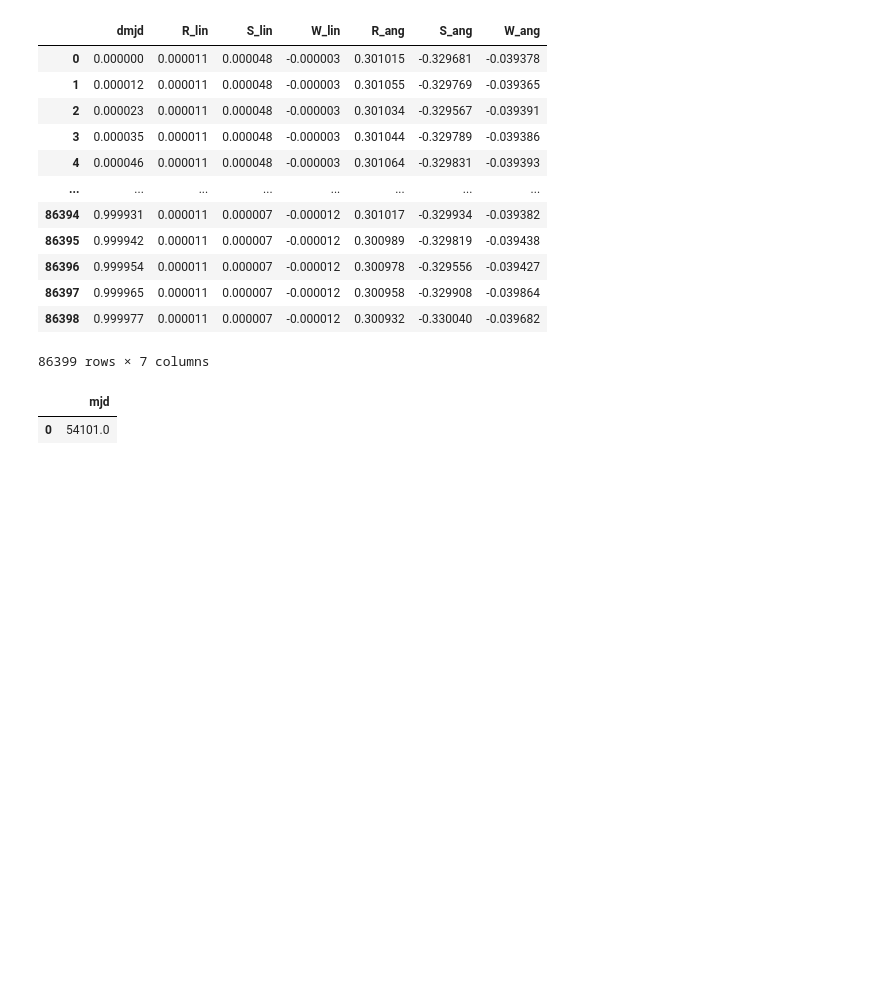
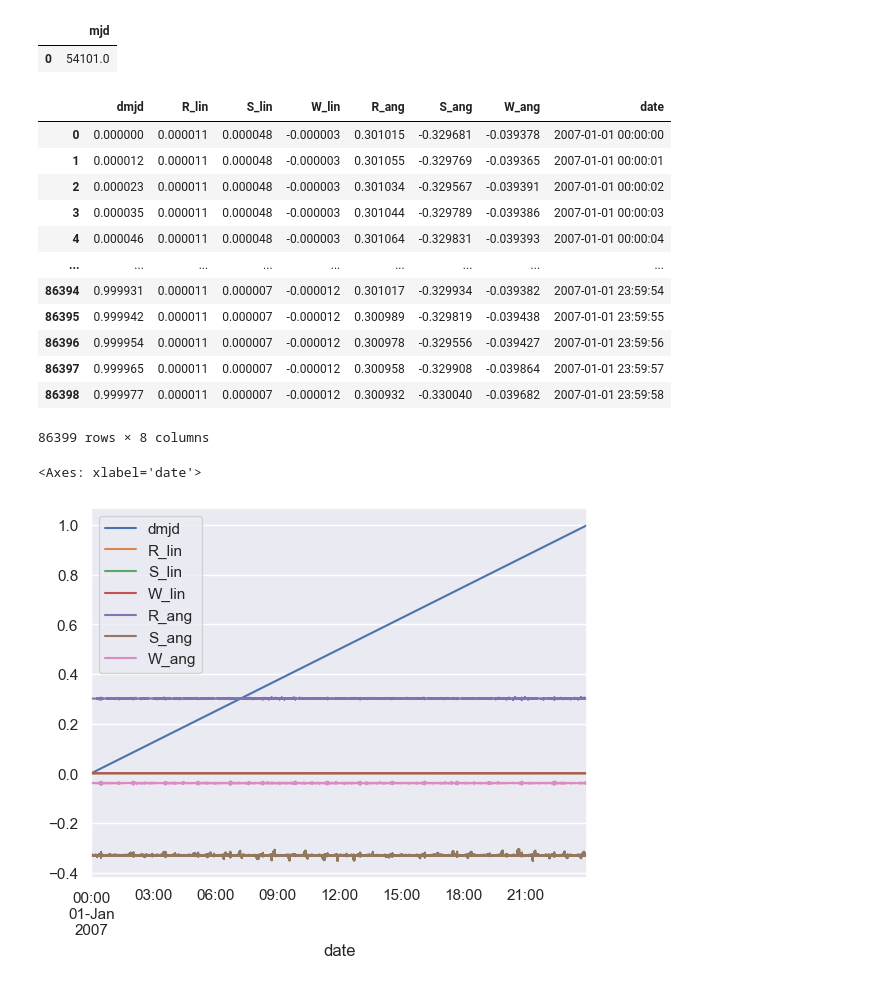
Before and after one commit to SecretGmG/nmp_exercises, a Jupyter notebook: ex_05/serie_5_sigrist.ipynb, the cells around one changed output. Cells and saved outputs as stored; diff of their text form; code cells hidden in the pictures; blank space fills up the shorter version.

```diff
--- a/ex_05/serie_5_sigrist.ipynb
+++ b/ex_05/serie_5_sigrist.ipynb
@@ -1,25 +1,36 @@
 # %%
 import numpy as np
 import pandas as pd
+import nmp_util
+import matplotlib.pyplot as plt
+from astropy.time import Time
+import seaborn as sns
+sns.set_theme()
 # %%
 mjd = pd.read_csv('GRCAT07001ACC.sec', delimiter = r'\s+', names = ['mjd'], skiprows = 8, nrows=1)
-data = pd.read_csv('GRCAT07001ACC.sec', delimiter = r'\s+', names = ['dmjd','R_lin','S_lin','W_lin','R_ang','S_ang','W_ang'], skiprows = 9)
+data_cols = ['R_lin','S_lin','W_lin','R_ang','S_ang','W_ang']
+data = pd.read_csv('GRCAT07001ACC.sec', delimiter = r'\s+', names = ['dmjd']+data_cols, skiprows = 9)
 display(mjd)
+
+date = Time(mjd['mjd'][0],data['dmjd'], format='mjd', scale='utc').to_datetime()
+data['date'] = date
 display(data)
-data.plot(x='dmjd')
+data.plot(x='date')
 # %% [output]
-|  | dmjd | R_lin | S_lin | W_lin | R_ang | S_ang | W_ang |
-| 0 | 0.000000 | 0.000011 | 0.000048 | -0.000003 | 0.301015 | -0.329681 | -0.039378 |
-| 1 | 0.000012 | 0.000011 | 0.000048 | -0.000003 | 0.301055 | -0.329769 | -0.039365 |
-| 2 | 0.000023 | 0.000011 | 0.000048 | -0.000003 | 0.301034 | -0.329567 | -0.039391 |
-| 3 | 0.000035 | 0.000011 | 0.000048 | -0.000003 | 0.301044 | -0.329789 | -0.039386 |
-| 4 | 0.000046 | 0.000011 | 0.000048 | -0.000003 | 0.301064 | -0.329831 | -0.039393 |
-| ... | ... | ... | ... | ... | ... | ... | ... |
-| 86394 | 0.999931 | 0.000011 | 0.000007 | -0.000012 | 0.301017 | -0.329934 | -0.039382 |
-| 86395 | 0.999942 | 0.000011 | 0.000007 | -0.000012 | 0.300989 | -0.329819 | -0.039438 |
-| 86396 | 0.999954 | 0.000011 | 0.000007 | -0.000012 | 0.300978 | -0.329556 | -0.039427 |
-| 86397 | 0.999965 | 0.000011 | 0.000007 | -0.000012 | 0.300958 | -0.329908 | -0.039864 |
-| 86398 | 0.999977 | 0.000011 | 0.000007 | -0.000012 | 0.300932 | -0.330040 | -0.039682 |
+|  | mjd |
+| 0 | 54101.0 |
+|  | dmjd | R_lin | S_lin | W_lin | R_ang | S_ang | W_ang | date |
+| 0 | 0.000000 | 0.000011 | 0.000048 | -0.000003 | 0.301015 | -0.329681 | -0.039378 | 2007-01-01 00:00:00 |
+| 1 | 0.000012 | 0.000011 | 0.000048 | -0.000003 | 0.301055 | -0.329769 | -0.039365 | 2007-01-01 00:00:01 |
+| 2 | 0.000023 | 0.000011 | 0.000048 | -0.000003 | 0.301034 | -0.329567 | -0.039391 | 2007-01-01 00:00:02 |
+| 3 | 0.000035 | 0.000011 | 0.000048 | -0.000003 | 0.301044 | -0.329789 | -0.039386 | 2007-01-01 00:00:03 |
+| 4 | 0.000046 | 0.000011 | 0.000048 | -0.000003 | 0.301064 | -0.329831 | -0.039393 | 2007-01-01 00:00:04 |
+| ... | ... | ... | ... | ... | ... | ... | ... | ... |
+| 86394 | 0.999931 | 0.000011 | 0.000007 | -0.000012 | 0.301017 | -0.329934 | -0.039382 | 2007-01-01 23:59:54 |
+| 86395 | 0.999942 | 0.000011 | 0.000007 | -0.000012 | 0.300989 | -0.329819 | -0.039438 | 2007-01-01 23:59:55 |
+| 86396 | 0.999954 | 0.000011 | 0.000007 | -0.000012 | 0.300978 | -0.329556 | -0.039427 | 2007-01-01 23:59:56 |
+| 86397 | 0.999965 | 0.000011 | 0.000007 | -0.000012 | 0.300958 | -0.329908 | -0.039864 | 2007-01-01 23:59:57 |
+| 86398 | 0.999977 | 0.000011 | 0.000007 | -0.000012 | 0.300932 | -0.330040 | -0.039682 | 2007-01-01 23:59:58 |
-86399 rows × 7 columns
+86399 rows × 8 columns
-|  | mjd |
-| 0 | 54101.0 |
+<Axes: xlabel='date'>
+[figure, added]
```
Also changed, not shown: parts of 8 cells of this notebook, 3 other files.
